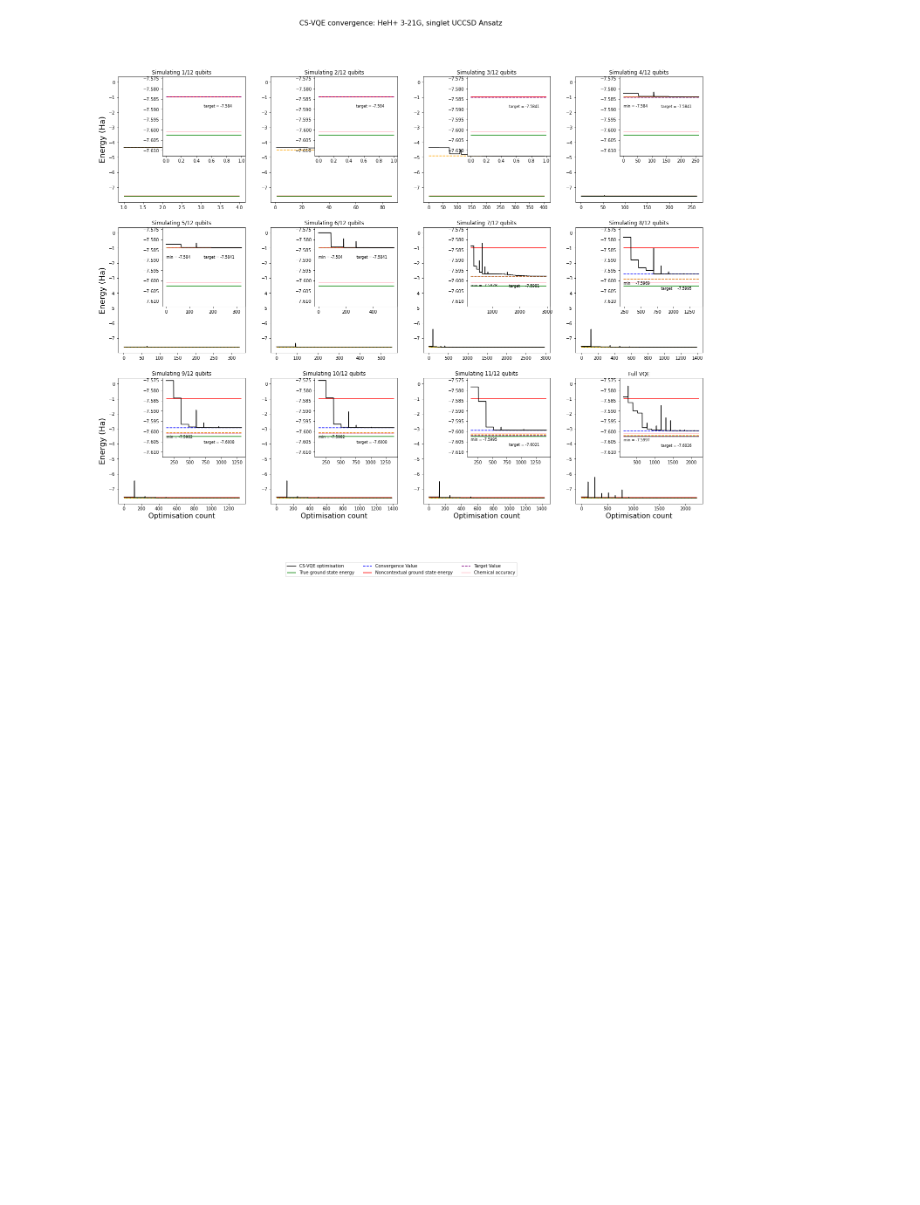
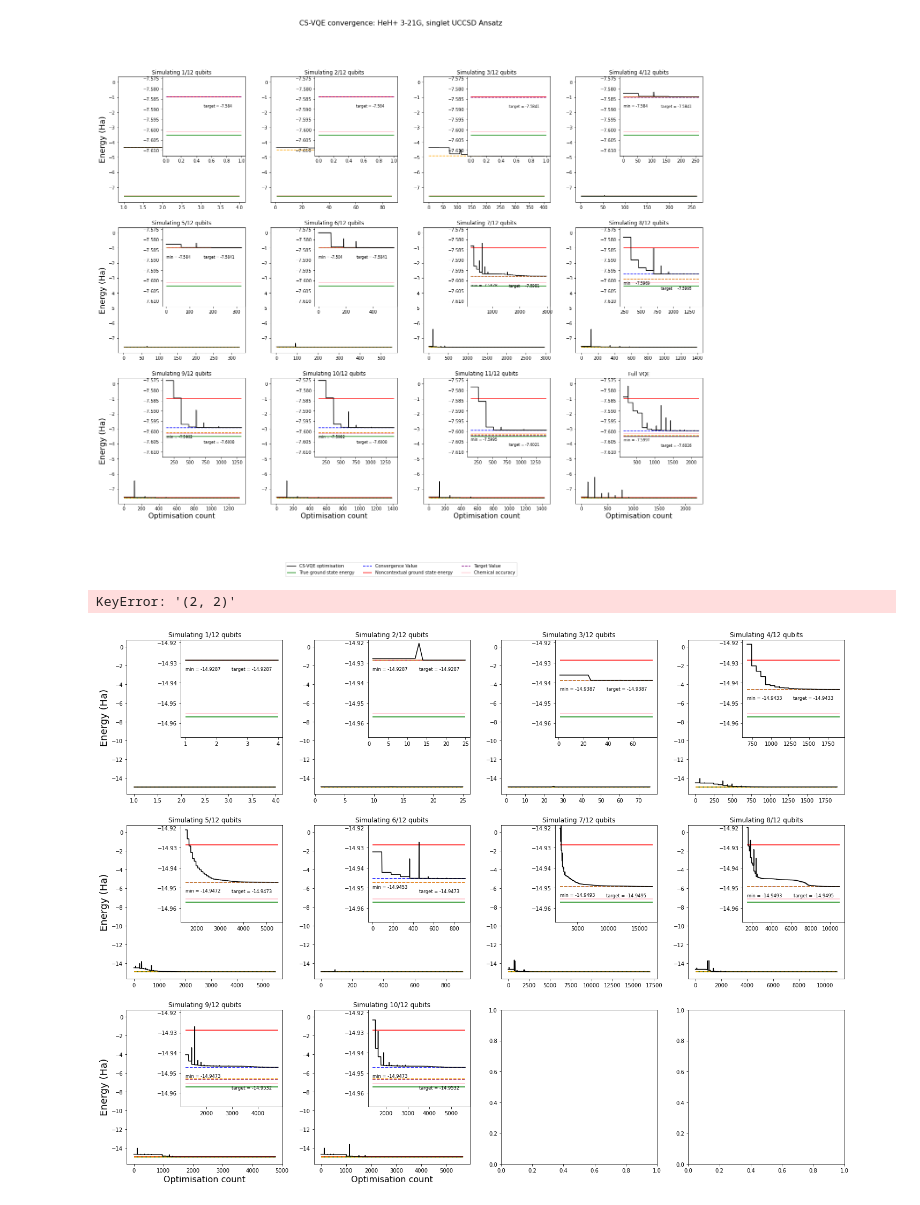
Before and after one commit to wmkirby1/CS-VQE, a Jupyter notebook: Final Plots.ipynb, the cells around one changed output. Saved outputs shown, nothing was run; the diff lists cells and outputs as text; code cells hidden in the pictures; blank space fills up the shorter version.

```diff
--- a/Final Plots.ipynb
+++ b/Final Plots.ipynb
@@ -29,3 +29,13 @@ fig = plot_cs_vqe_convergence(cs_vqe_data, 'CS-VQE convergence: HeH+ 3-21G, sing
 fig.savefig('plots/'+file+'.png', dpi=300)
 # %% [output]
 [figure]
+# %%
+file='BeH-_singlet_UCCSD_HF_CS-VQE_convergence_with_ground_state_projection'
+with open('data/'+file+'.json', 'r') as json_file:
+    cs_vqe_data = json.load(json_file)
+
+fig = plot_cs_vqe_convergence(cs_vqe_data, 'CS-VQE convergence: HeH+ 3-21G, singlet UCCSD Ansatz')
+fig.savefig('plots/'+file+'.png', dpi=300)
+# %% [output]
+KeyError: '(2, 2)'
+[figure, added]
```
Also changed, not shown: 7 other files.
